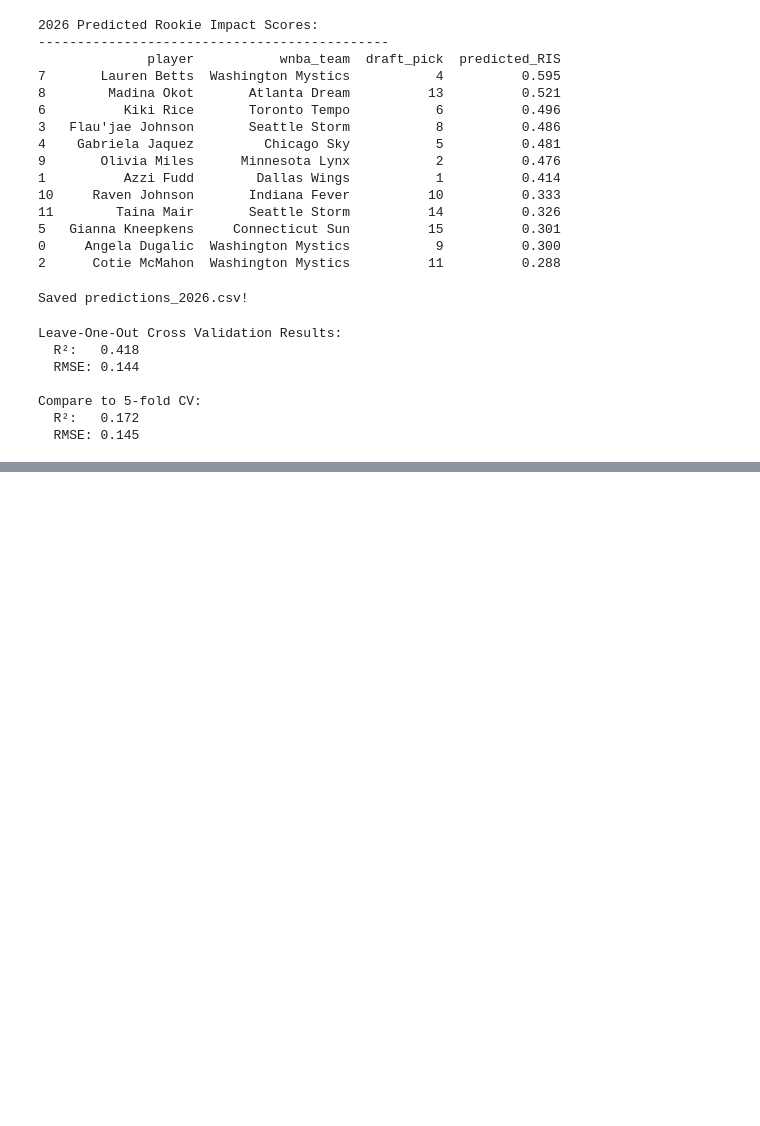
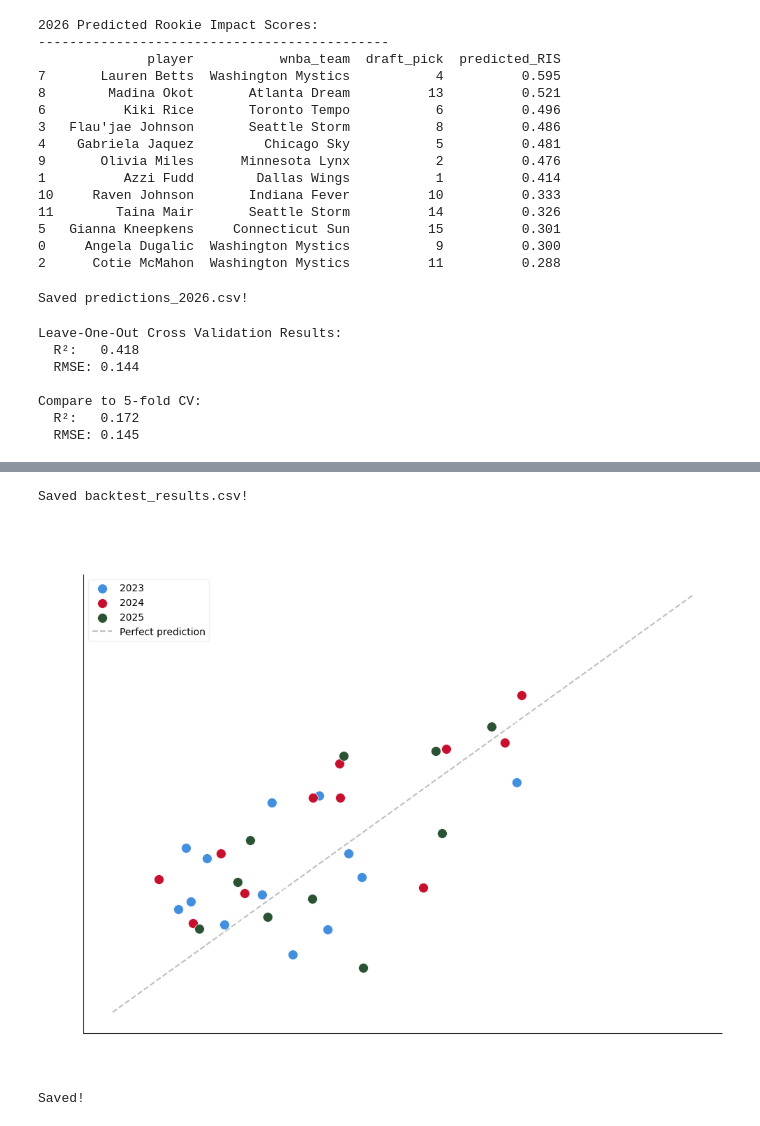
Before and after one commit to charlizeandaya-3/wnba-draft-fit, a Jupyter notebook: notebooks/04_modeling.ipynb, the cells around one changed output, grey strips where cells are left out. Drawn from its saved outputs; the diff is of its cells as text; code cells hidden in the pictures; blank space fills up the shorter version.

Commit message:
add historical accuracy backtest and dashboard tab

```diff
--- a/notebooks/04_modeling.ipynb
+++ b/notebooks/04_modeling.ipynb
@@ -284,0 +288,17 @@ Compare to 5-fold CV:
+# %%
+# Backtest on 2023, 2024, 2025 classes
+# We have their NCAA stats AND their actual WNBA rookie stats
+
+# Filter training data to just 2023-2025 classes for testing
+# Train on 2019-2022, test on 2023-2025
+
+backtest_classes = [2023, 2024, 2025]
+train_classes = [2019, 2020, 2021, 2022]
+
+train_df = training_df[training_df['draft_year'].isin(train_classes)].copy()
+test_df = training_df[training_df['draft_year'].isin(backtest_classes)].copy()
+
+print(f"Training set: {len(train_df)} players ({train_classes})")
+print(f"Test set: {len(test_df)} players ({backtest_classes})")
+print(f"\nTest players:")
+print(test_df[['player', 'draft_year', 'draft_pick', 'RIS']].to_string())
@@ -284,0 +375,44 @@ Compare to 5-fold CV:
+# %%
+import matplotlib.pyplot as plt
+# Save backtest results
+test_df[['player', 'draft_year', 'draft_pick', 'RIS', 'predicted_RIS', 'error', 'abs_error']].to_csv(
+    "../data/processed/backtest_results.csv", index=False)
+print("Saved backtest_results.csv!")
+
+# Visualize predicted vs actual
+fig, ax = plt.subplots(figsize=(10, 8))
+
+colors = {2023: '#418FDE', 2024: '#C8102E', 2025: '#2C5234'}
+
+for year in backtest_classes:
+    year_df = test_df[test_df['draft_year'] == year]
+    ax.scatter(year_df['RIS'], year_df['predicted_RIS'],
+               color=colors[year], s=100, label=str(year),
+               edgecolors='white', linewidth=0.5, zorder=5)
+    for _, row in year_df.iterrows():
+        ax.annotate(row['player'].split()[-1],
+                   (row['RIS'], row['predicted_RIS']),
+                   textcoords="offset points", xytext=(5, 3),
+                   fontsize=7, color='white', alpha=0.8)
+
+# Perfect prediction line
+ax.plot([0, 1], [0, 1], '--', color='gray', alpha=0.5, label='Perfect prediction')
+
+ax.set_xlabel('Actual RIS', fontsize=12, color='white')
+ax.set_ylabel('Predicted RIS', fontsize=12, color='white')
+ax.set_title('Historical Accuracy — Predicted vs Actual RIS\n2023-2025 Draft Classes',
+             fontsize=14, color='white', pad=20)
+ax.legend(fontsize=10, framealpha=0.3)
+ax.tick_params(colors='white')
+ax.spines['top'].set_visible(False)
+ax.spines['right'].set_visible(False)
+plt.style.use('dark_background')
+
+plt.tight_layout()
+plt.savefig('../visuals/backtest_accuracy.png', dpi=150, bbox_inches='tight')
+plt.show()
+print("Saved!")
+# %% [output]
+Saved backtest_results.csv!
+[figure, added]
+Saved!
```
Also changed, not shown: parts of 3 cells of this notebook, 3 other files.
